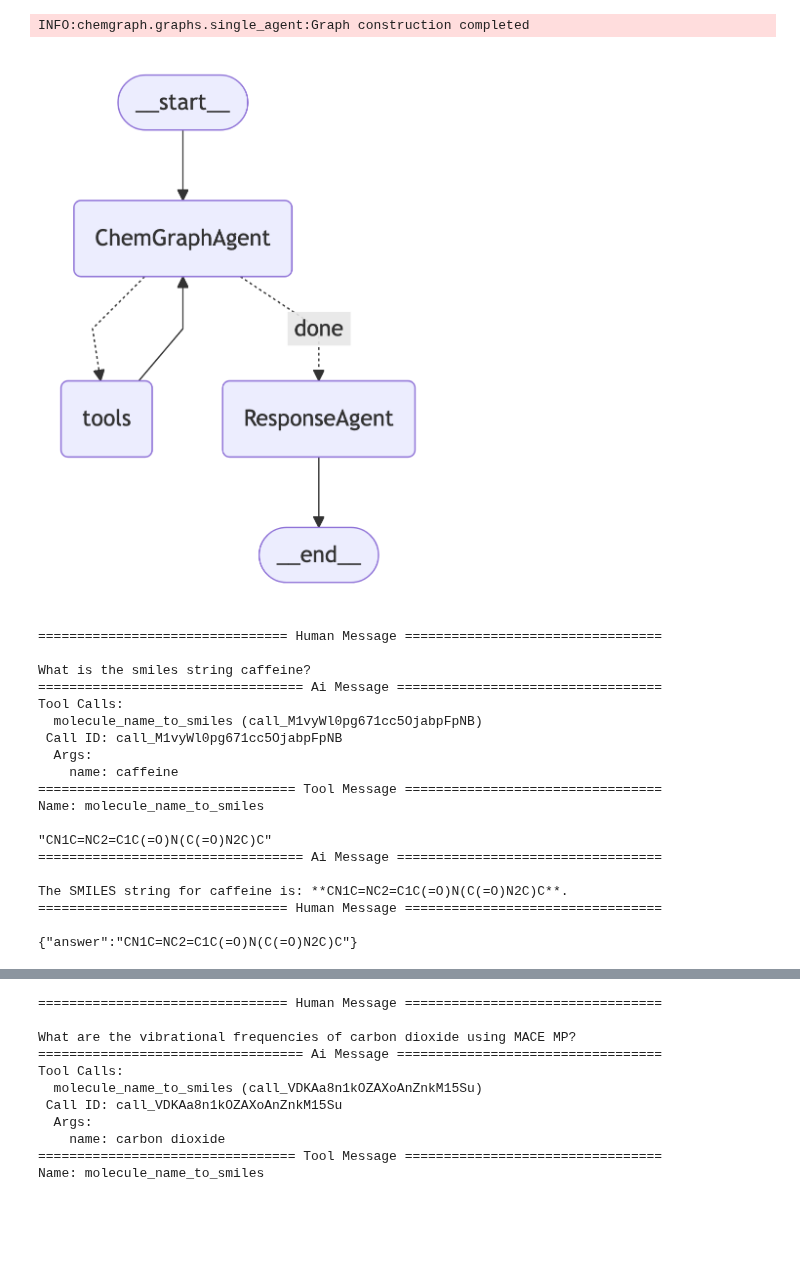
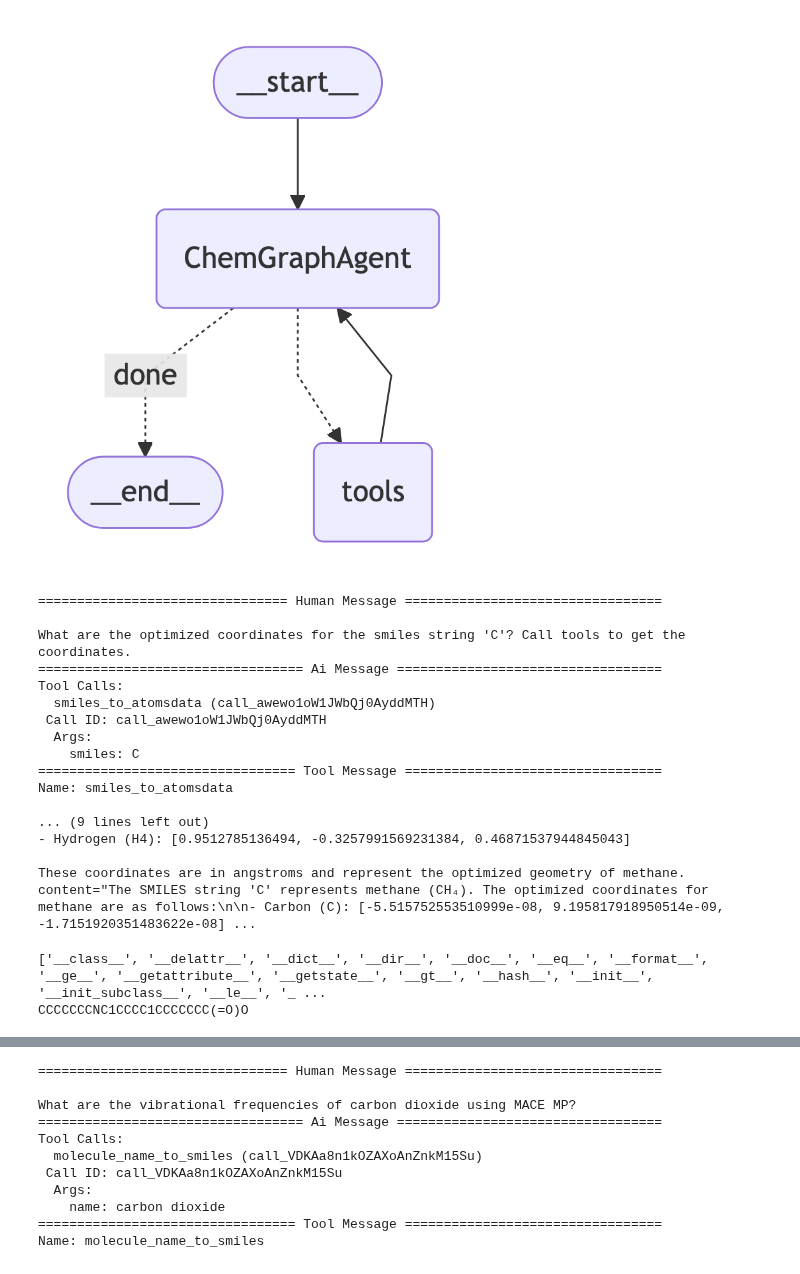
Before and after one commit to argonne-lcf/ChemGraph, a Jupyter notebook: notebooks/Demo_single_agent.ipynb, the cells around one changed output, grey strips where cells are left out. Drawn from its saved outputs; the diff is of its cells as text; code cells hidden in the pictures; blank space fills up the shorter version.

```diff
--- a/notebooks/Demo_single_agent.ipynb
+++ b/notebooks/Demo_single_agent.ipynb
@@ -2,7 +2,16 @@
 from chemgraph.agent.llm_agent import ChemGraph
 
 workflow_type = "single_agent"
+import os
 
-cg = ChemGraph(model_name='gpt-4o-mini', workflow_type = workflow_type, structured_output=True, return_option="state")
+
+os.environ["MODEL"] = 'argo:gpt-4.1'
+os.environ["BASE_URL"] = "http://localhost:52874/v1"
+os.environ["API_KEY"] = 'randomiko'
+os.environ["OPENAI_API_KEY"] = 'randomiko'
+os.environ["STREAM"] = 'True'
+
+
+cg = ChemGraph(model_name='argo:gpt-4o', workflow_type = workflow_type, structured_output=False, return_option="last_message", base_url="http://localhost:52874/v1")
 cg.visualize()
 # %% [output]
@@ -19,26 +28,32 @@ INFO:chemgraph.graphs.single_agent:Constructing geometry optimization graph
-INFO:chemgraph.graphs.single_agent:Graph construction completed
-[figure, old version]
+[figure, new version]
 # %%
 # Run geometry optimization using default parameters
-query = "What is the smiles string caffeine?"
-result = cg.run(query, config={"configurable": {"thread_id": 1}})
+query = "What are the optimized coordinates for the smiles string 'C'? Call tools to get the coordinates."
+result = cg.run(query, config={"configurable": {"thread_id": 4}})
+print(result)
 # %% [output]
 ================================ Human Message =================================
 
-What is the smiles string caffeine?
+What are the optimized coordinates for the smiles string 'C'? Call tools to get the coordinates.
 ================================== Ai Message ==================================
 Tool Calls:
-  molecule_name_to_smiles (call_M1vyWl0pg671cc5OjabpFpNB)
- Call ID: call_M1vyWl0pg671cc5OjabpFpNB
+  smiles_to_atomsdata (call_awewo1oW1JWbQj0AyddMTH)
+ Call ID: call_awewo1oW1JWbQj0AyddMTH
   Args:
-    name: caffeine
+    smiles: C
 ================================= Tool Message =================================
-Name: molecule_name_to_smiles
+Name: smiles_to_atomsdata
 
-"CN1C=NC2=C1C(=O)N(C(=O)N2C)C"
-================================== Ai Message ==================================
+... (9 lines left out)
+- Hydrogen (H4): [0.9512785136494, -0.3257991569231384, 0.46871537944845043]
 
-The SMILES string for caffeine is: **CN1C=NC2=C1C(=O)N(C(=O)N2C)C**.
-================================ Human Message =================================
-
-{"answer":"CN1C=NC2=C1C(=O)N(C(=O)N2C)C"}
+These coordinates are in angstroms and represent the optimized geometry of methane.
+content="The SMILES string 'C' represents methane (CH₄). The optimized coordinates for methane are as follows:\n\n- Carbon (C): [-5.515752553510999e-08, 9.195817918950514e-09, -1.7151920351483622e-08] ...
+# %%
+from pubchempy import get_compounds, Compound
+comp = Compound.from_cid(1423)
+print(dir(comp))
+print(comp.canonical_smiles)
+# %% [output]
+['__class__', '__delattr__', '__dict__', '__dir__', '__doc__', '__eq__', '__format__', '__ge__', '__getattribute__', '__getstate__', '__gt__', '__hash__', '__init__', '__init_subclass__', '__le__', '_ ...
+CCCCCCCNC1CCCC1CCCCCCC(=O)O
```
Also changed, not shown: parts of 6 cells of this notebook, 47 other files.
